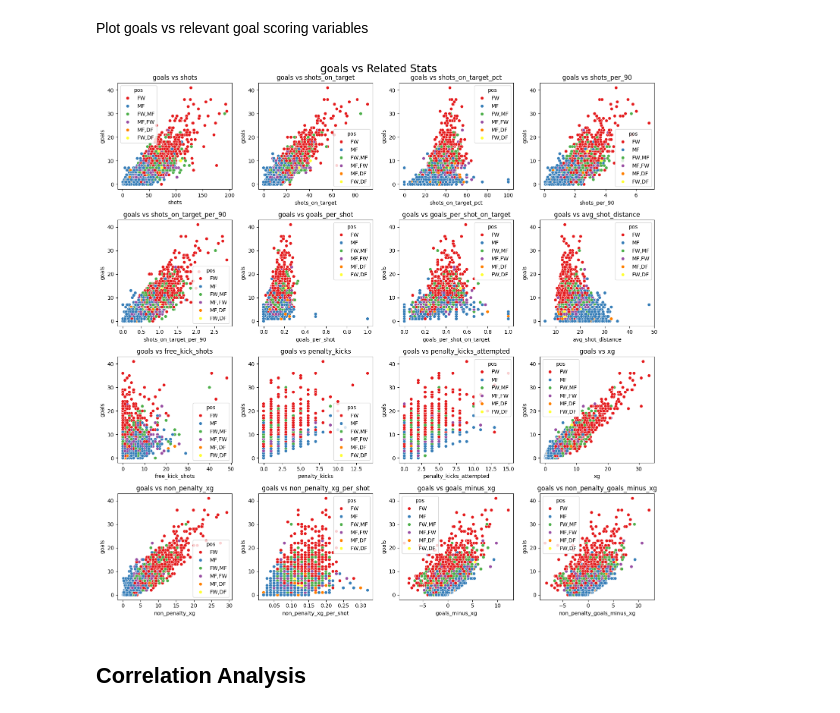
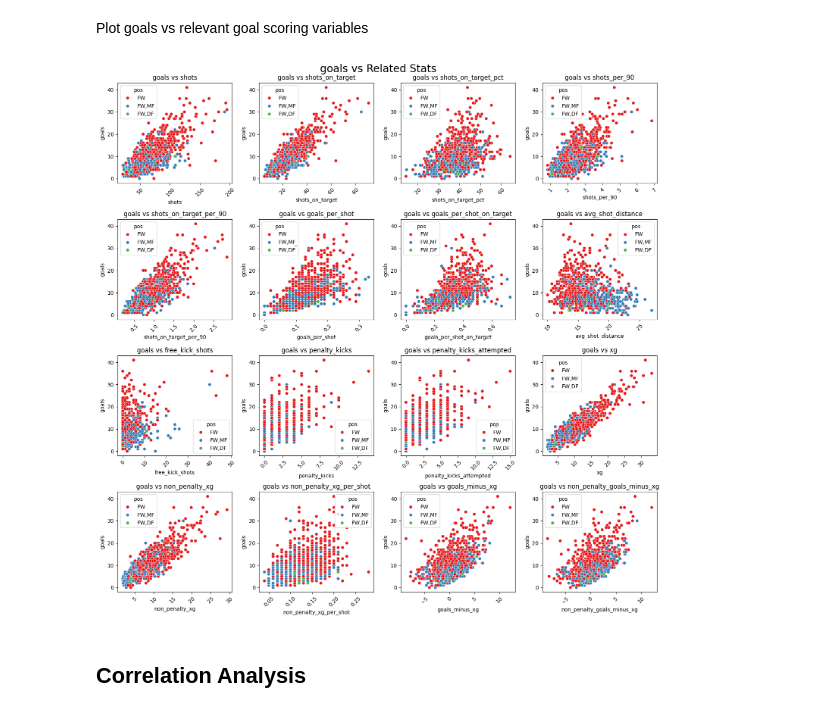
Before and after one commit to chonalchendo/fpl_analysis, a Jupyter notebook: exploration/explore/notebooks/fbref/stats/shooting.ipynb, the cells around one changed output. Cells and saved outputs as stored; diff of their text form; code cells hidden in the pictures.

```diff
--- a/exploration/explore/notebooks/fbref/stats/shooting.ipynb
+++ b/exploration/explore/notebooks/fbref/stats/shooting.ipynb
@@ -22,5 +22,5 @@ warnings.filterwarnings("ignore")
 # %%
 pd.set_option("display.max_columns", None)
 # %%
-df = gcp.read_df_from_bucket(bucket_name="fbref_db", blob_name="shooting.csv")
+df = gcp.read_df_from_bucket(bucket_name="processed_fbref_db", blob_name="processed_shooting.csv")
 # %% [output]
@@ -58,3 +57,0 @@ describe_data(df)
-# %%
-df = Cleaning(df).pipeline()
-df.head()
@@ -178,14 +151,14 @@ goal_stats(dff, "age", 'non_penalty_goals_minus_xg')
 # %% [markdown]
 ## Relationship between Goals and Related Stats
 # %%
-dff_plots = StatsVisuals(dff)
+dff_plots = StatisticPlots(dff)
 # %% [markdown]
 Plot goals vs relevant goal scoring variables
 # %%
-columns = dff.columns[10:-2].tolist()
+columns = dff.columns[10:-6].tolist()
 dff_plots.relationships(y="goals", X=columns, hue="pos", palette="Set1")
 # %% [output]
-[figure, old version]
+[figure, new version]
 # %% [markdown]
 ## Correlation Analysis
 # %%
```
Also changed, not shown: parts of 10 cells of this notebook, 20 other files.
